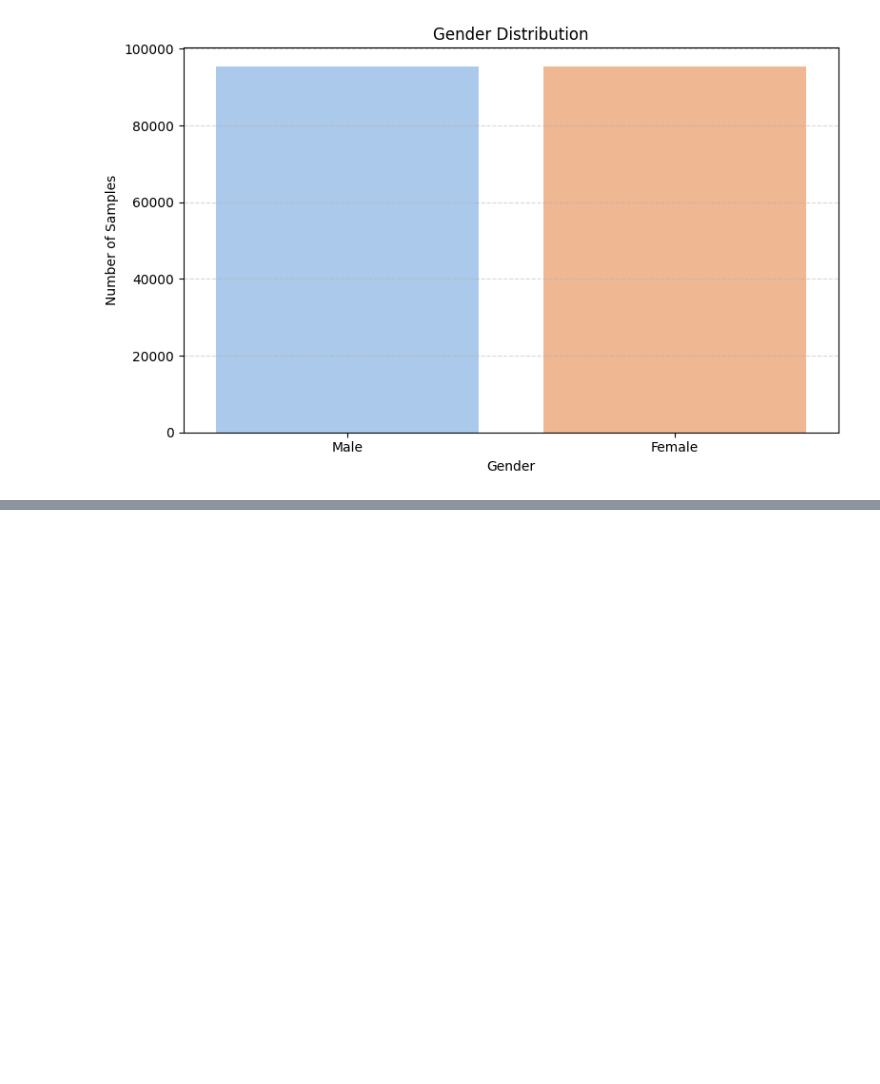
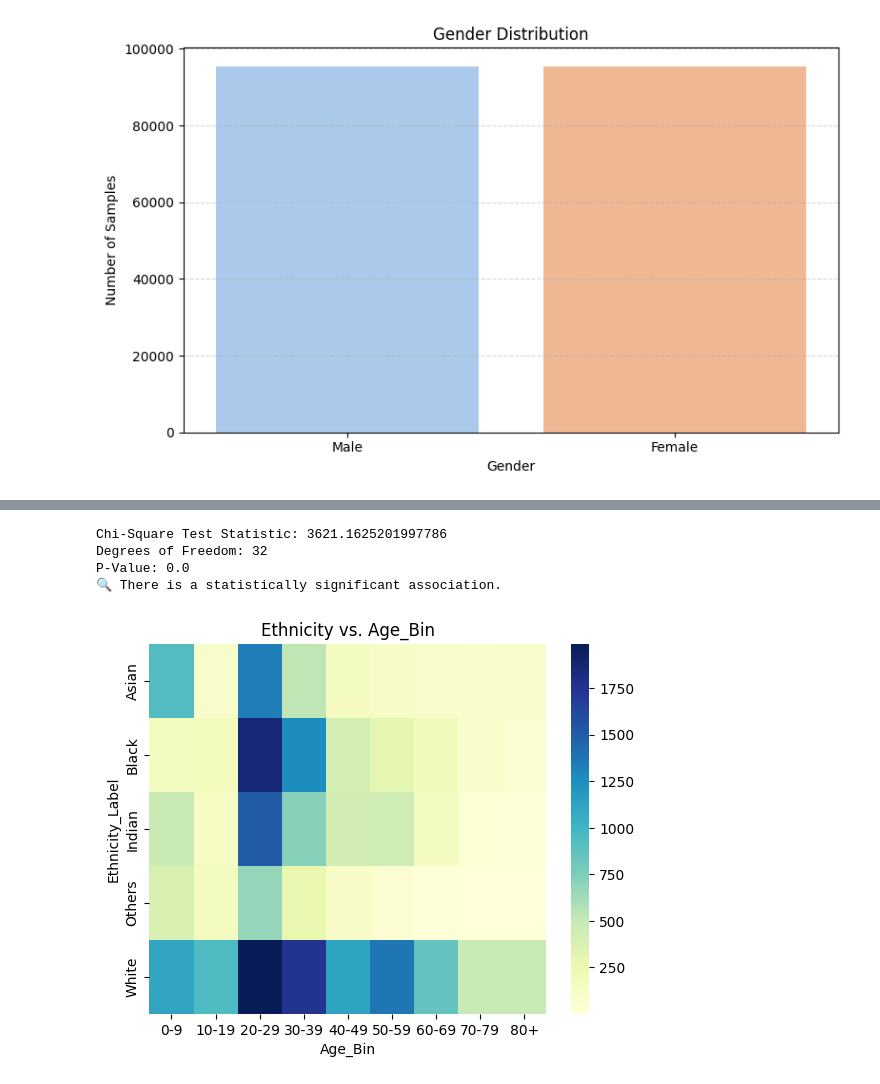
Before and after one commit to jhrug/TXAI2425, a Jupyter notebook: data_analysis.ipynb, the cells around one changed output, grey strips where cells are left out. Drawn from its saved outputs; the diff is of its cells as text; code cells hidden in the pictures; blank space fills up the shorter version.

```diff
--- a/data_analysis.ipynb
+++ b/data_analysis.ipynb
@@ -197,0 +219,28 @@ Passing `palette` without assigning `hue` is deprecated and will be removed in v
+# %%
+from scipy.stats import chi2_contingency
+
+# Create a contingency table
+contingency_table = pd.crosstab(df['Ethnicity_Label'], df['Age_Bin'])
+
+# Perform Chi-Square test
+chi2, p, dof, expected = chi2_contingency(contingency_table)
+
+print("Chi-Square Test Statistic:", chi2)
+print("Degrees of Freedom:", dof)
+print("P-Value:", p)
+
+if p < 0.05:
+    print("🔍 There is a statistically significant association.")
+else:
+    print("✅ No significant association.")
+# %% [output]
+Chi-Square Test Statistic: 3621.1625201997786
+Degrees of Freedom: 32
+P-Value: 0.0
+🔍 There is a statistically significant association.
+# %%
+sns.heatmap(contingency_table, annot=False, cmap="YlGnBu")
+plt.title("Ethnicity vs. Age_Bin")
+plt.show()
+# %% [output]
+[figure, added]
```
Also changed, not shown: parts of 2 cells of this notebook.
